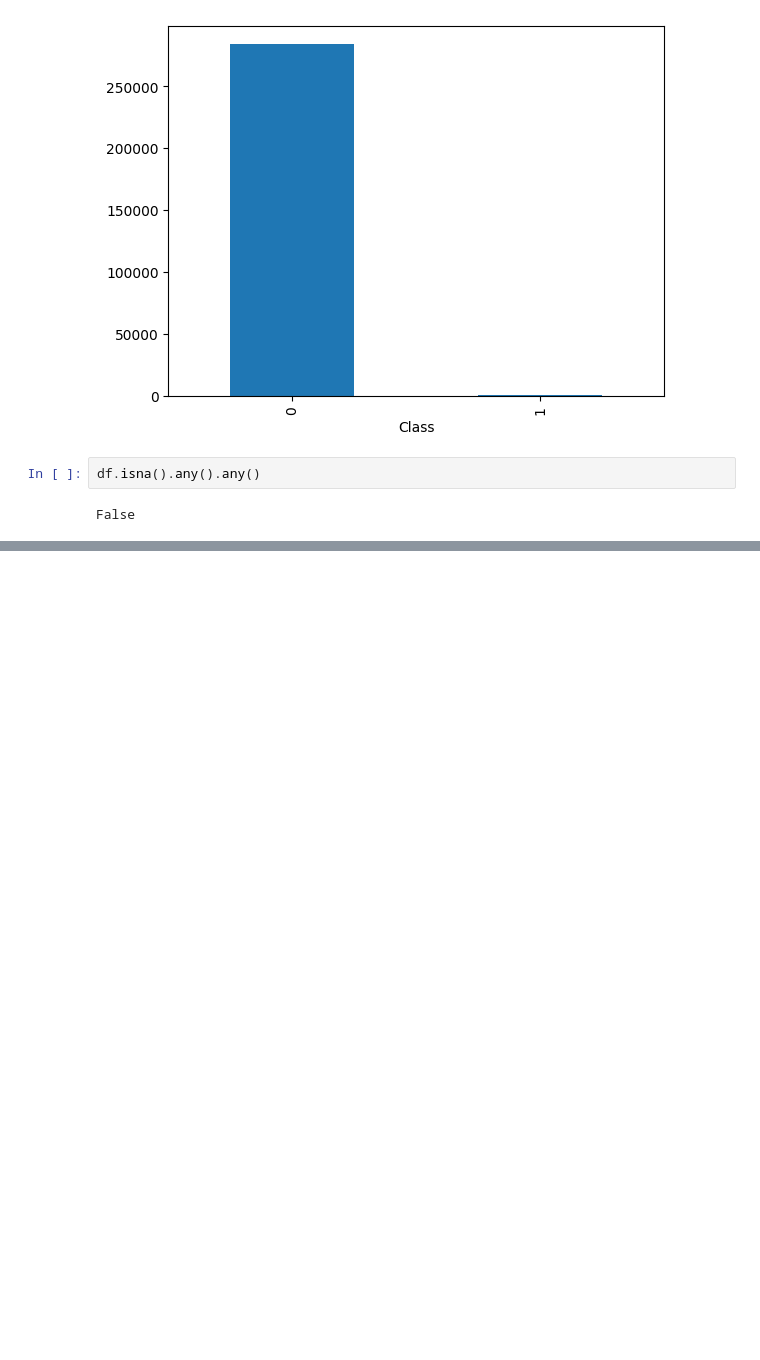
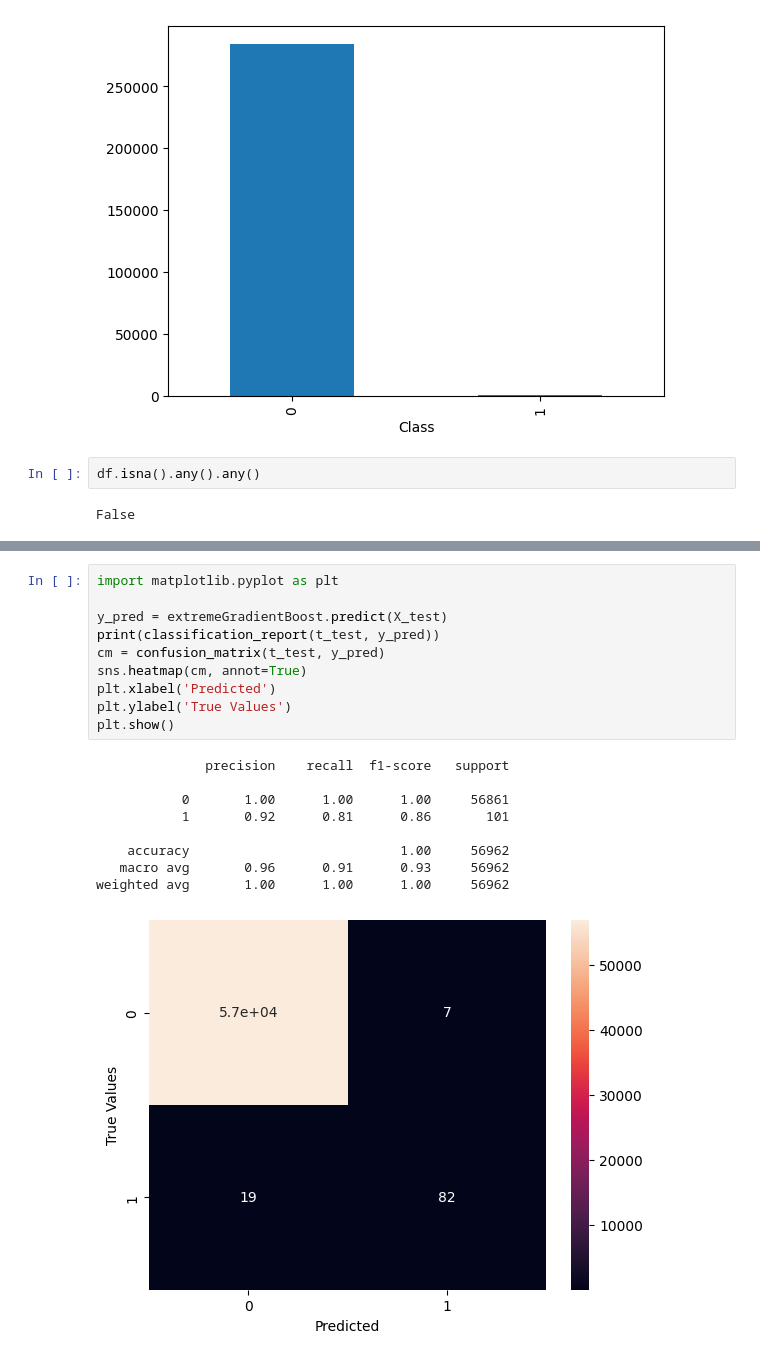
Before and after one commit to IrfanCamparaGithub/AppliedMachineLearningFraudProject, a Jupyter notebook: starter.ipynb, the cells around one changed output, grey strips where cells are left out. Drawn from its saved outputs; the diff is of its cells as text; blank space fills up the shorter version.

```diff
--- a/starter.ipynb
+++ b/starter.ipynb
@@ -44,0 +110,20 @@ False
+# %%
+import matplotlib.pyplot as plt
+
+y_pred = extremeGradientBoost.predict(X_test)
+print(classification_report(t_test, y_pred))
+cm = confusion_matrix(t_test, y_pred)
+sns.heatmap(cm, annot=True)
+plt.xlabel('Predicted')
+plt.ylabel('True Values')
+plt.show()
+# %% [output]
+              precision    recall  f1-score   support
+
+           0       1.00      1.00      1.00     56861
+           1       0.92      0.81      0.86       101
+
+    accuracy                           1.00     56962
+   macro avg       0.96      0.91      0.93     56962
+weighted avg       1.00      1.00      1.00     56962
+[figure, added]
```
Also changed, not shown: parts of 12 cells of this notebook.
